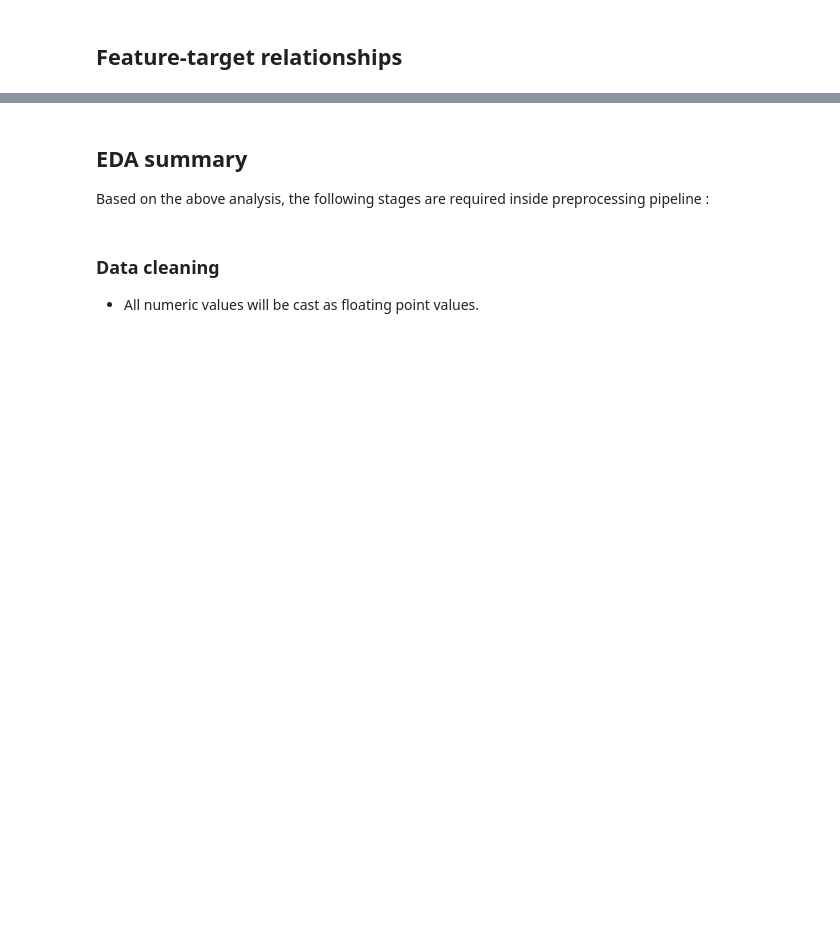
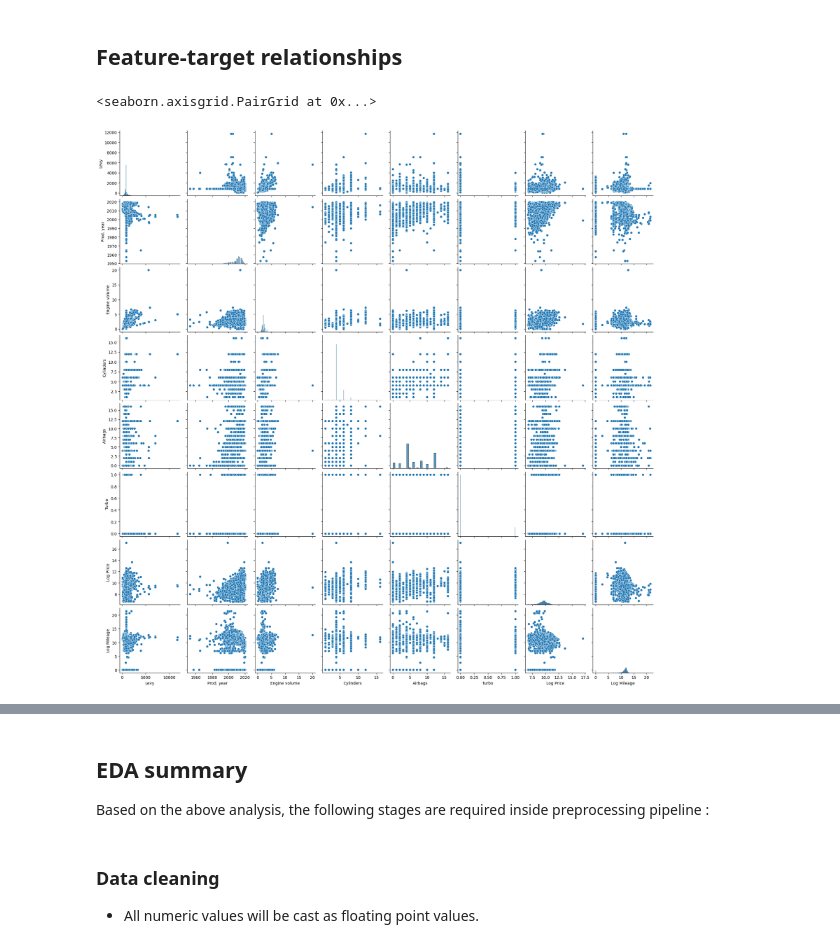
Before and after one commit to babaksoft/price-prediction, a Jupyter notebook: notebooks/cpp-eda.ipynb, the cells around one changed output, grey strips where cells are left out. Drawn from its saved outputs; the diff is of its cells as text; code cells hidden in the pictures; blank space fills up the shorter version.

```diff
--- a/notebooks/cpp-eda.ipynb
+++ b/notebooks/cpp-eda.ipynb
@@ -138,10 +245,13 @@ df_corr
 ## Feature-target relationships
 # %%
 df_copy["Log Price"] = np.log(df_copy["Price"])
-df_copy["Log Mileage"] = np.log(df_copy["Mileage"])
+df_copy["Log Mileage"] = np.log1p(df_copy["Mileage"])
 df_log = df_copy.drop(["Price", "Mileage"], axis=1)
 
 sns.pairplot(df_log)
+# %% [output]
+<seaborn.axisgrid.PairGrid at 0x...>
+[figure, added]
 # %%
 df_corr = df_log.corr(numeric_only=True)
 df_corr
```
Also changed, not shown: parts of 20 cells of this notebook, 13 other files.
